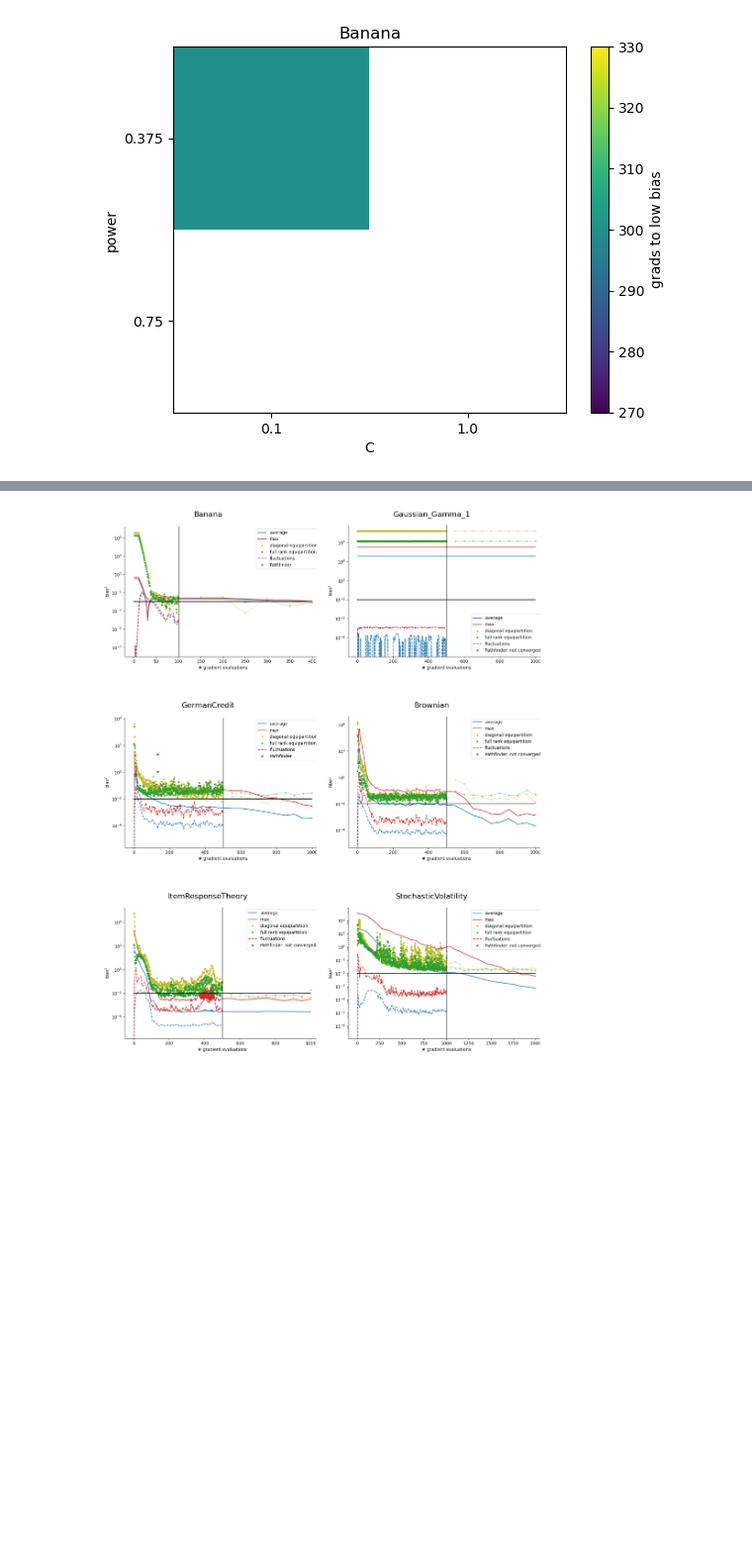
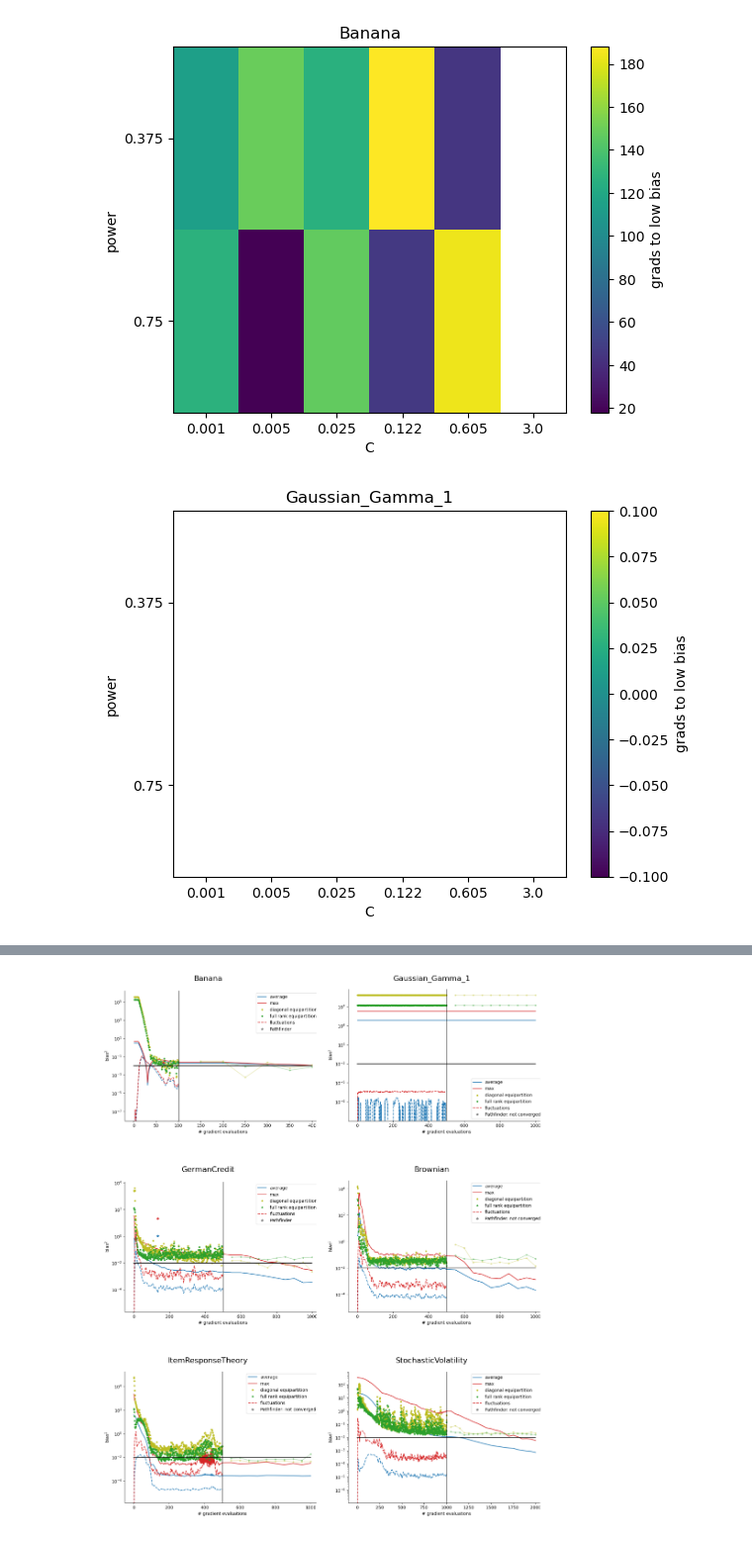
Before and after one commit to JakobRobnik/MicroCanonicalHMC, a Jupyter notebook: ensemble/main.ipynb, the cells around one changed output, grey strips where cells are left out. Shown at 99% size. Cells and saved outputs as stored; diff of their text form; code cells hidden in the pictures; blank space fills up the shorter version.

```diff
--- a/ensemble/main.ipynb
+++ b/ensemble/main.ipynb
@@ -26,11 +80,12 @@ def pandas_matshow(df, x, y, z):
 # %%
 x= 'C'
 y = 'power'
 
 df = pd.read_csv('img/' + str(x) + '_' + str(y) + '/data.csv', sep= '\t')
 
-for t in names[:1]:
+for t in names:
     plt.title(t)
     pandas_matshow(df, x, y, 'grads_to_low_bmax_' + t)
 # %% [output]
-[figure, old version]
+[figure, new version]
+[figure, added]
```
Also changed, not shown: parts of 6 cells of this notebook, 4 other files.
